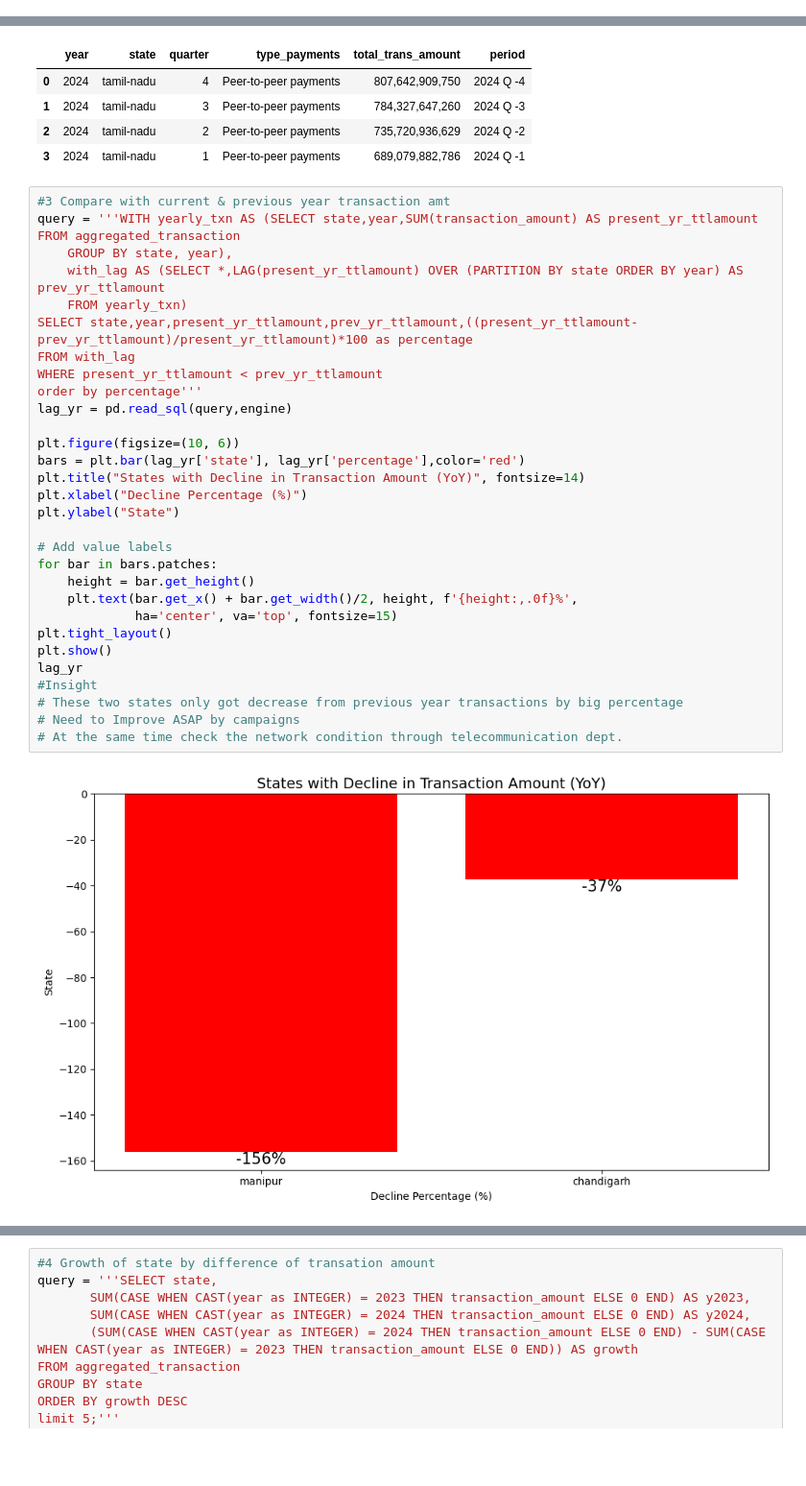
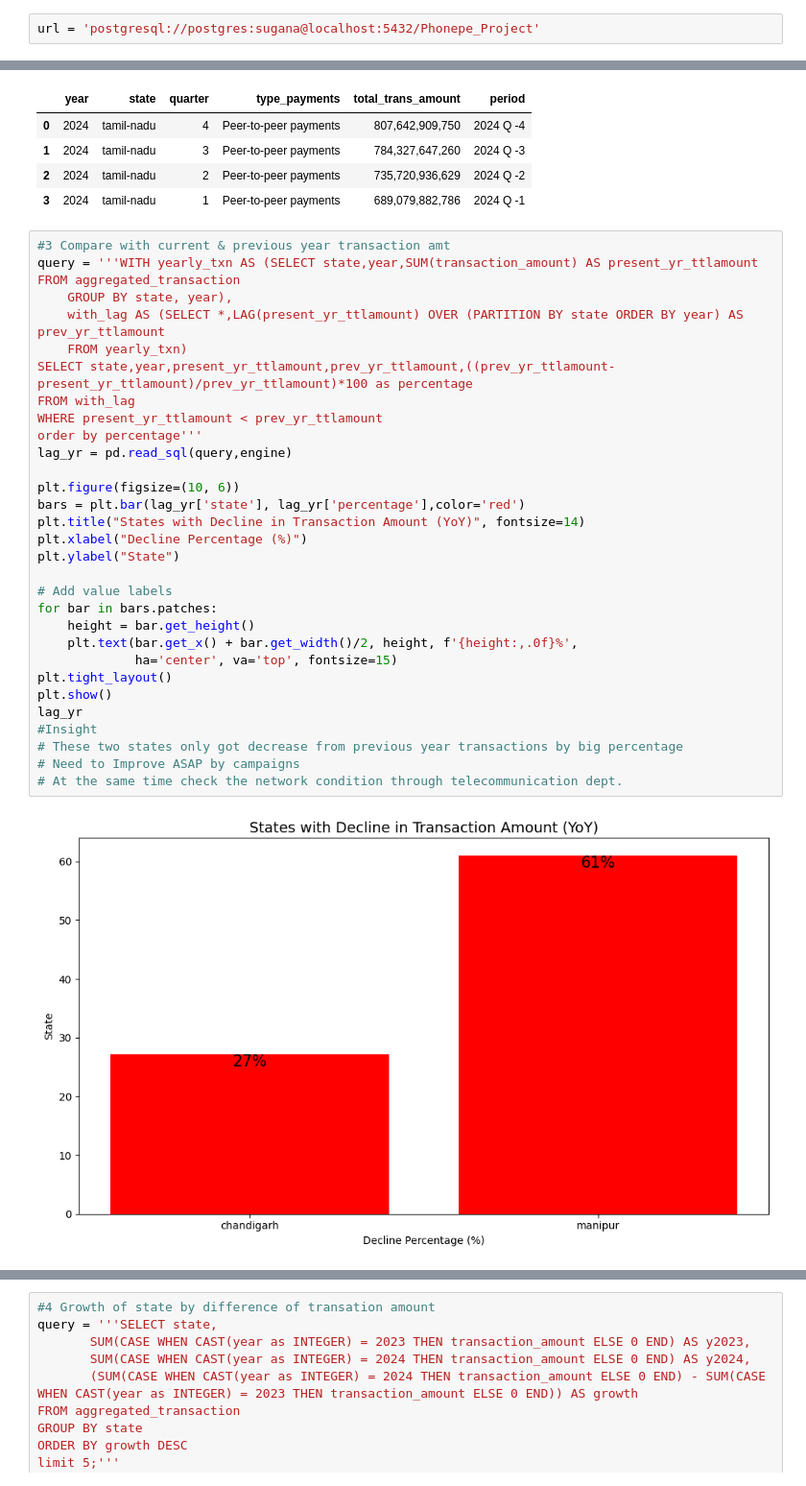
Before and after one commit to SUDHAKARMVRS/DS-Phonepe-Project, a Jupyter notebook: PhonepeProject.ipynb, the cells around one changed output, grey strips where cells are left out. Shown at 96% size. Drawn from its saved outputs; the diff is of its cells as text; blank space fills up the shorter version.

```diff
--- a/PhonepeProject.ipynb
+++ b/PhonepeProject.ipynb
@@ -15,3 +17,5 @@ from sqlalchemy import create_engine
+# %%
+url = 'postgresql://postgres:sugana@localhost:5432/Phonepe_Project'
 # %%
 import psycopg2
 # %%
@@ -954,33 +980,33 @@ tam
 # %%
 #3 Compare with current & previous year transaction amt
 query = '''WITH yearly_txn AS (SELECT state,year,SUM(transaction_amount) AS present_yr_ttlamount FROM aggregated_transaction
     GROUP BY state, year),
     with_lag AS (SELECT *,LAG(present_yr_ttlamount) OVER (PARTITION BY state ORDER BY year) AS prev_yr_ttlamount
     FROM yearly_txn)
-SELECT state,year,present_yr_ttlamount,prev_yr_ttlamount,((present_yr_ttlamount-prev_yr_ttlamount)/present_yr_ttlamount)*100 as percentage
+SELECT state,year,present_yr_ttlamount,prev_yr_ttlamount,((prev_yr_ttlamount-present_yr_ttlamount)/prev_yr_ttlamount)*100 as percentage
 FROM with_lag
 WHERE present_yr_ttlamount < prev_yr_ttlamount
 order by percentage'''
 lag_yr = pd.read_sql(query,engine)
 
 plt.figure(figsize=(10, 6))
 bars = plt.bar(lag_yr['state'], lag_yr['percentage'],color='red')
 plt.title("States with Decline in Transaction Amount (YoY)", fontsize=14)
 plt.xlabel("Decline Percentage (%)")
 plt.ylabel("State")
 
 # Add value labels
 for bar in bars.patches:
     height = bar.get_height()
     plt.text(bar.get_x() + bar.get_width()/2, height, f'{height:,.0f}%',
              ha='center', va='top', fontsize=15)
 plt.tight_layout()
 plt.show()
 lag_yr
 #Insight
 # These two states only got decrease from previous year transactions by big percentage
 # Need to Improve ASAP by campaigns
 # At the same time check the network condition through telecommunication dept.
 # %% [output]
-[figure, old version]
+[figure, new version]
 |  | state | year | present_yr_ttlamount | prev_yr_ttlamount | percentage |
```
Also changed, not shown: parts of 41 cells of this notebook.
